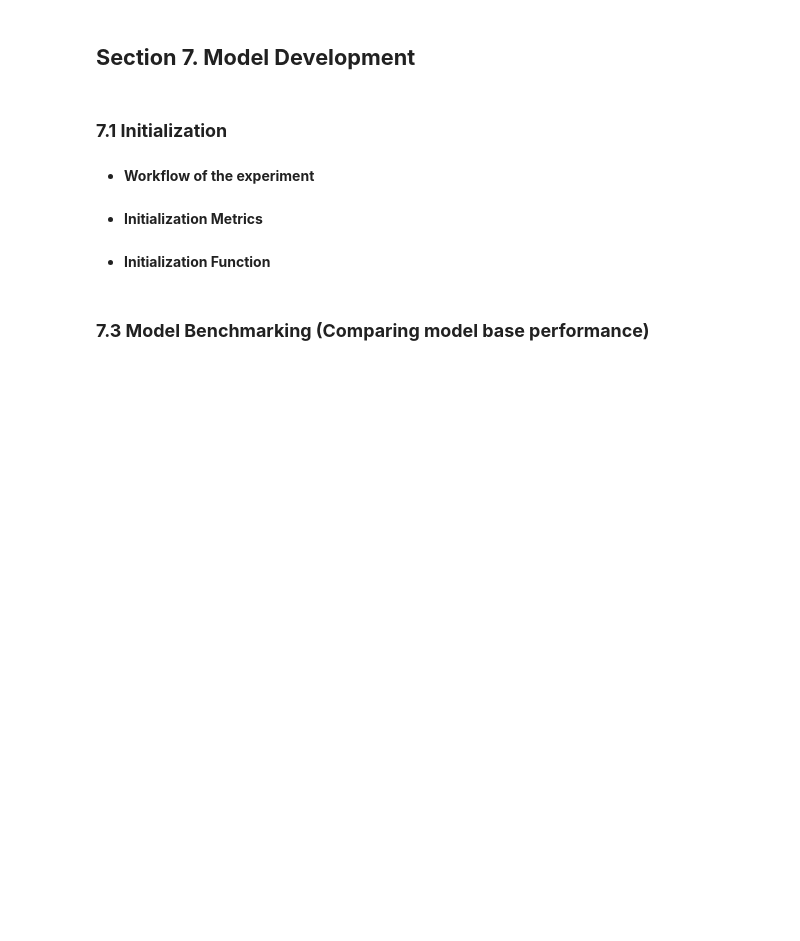
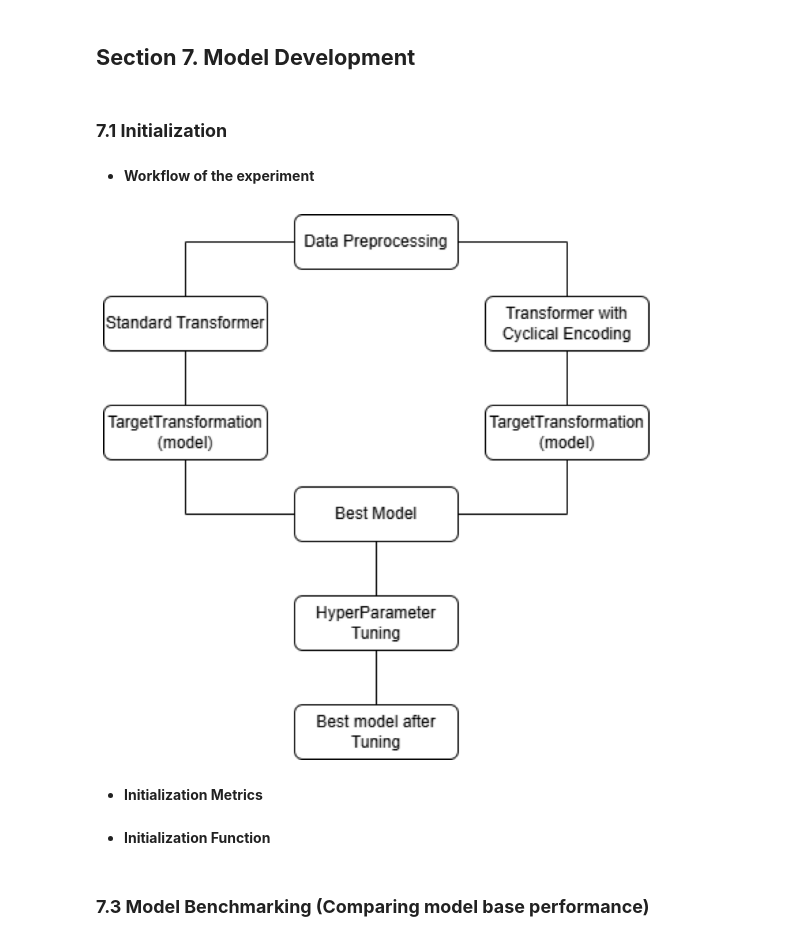
Before and after one commit to SamuelEl09/bike_sharing, a Jupyter notebook: notebooks/Bike_Sharing_Prediction_Capstone.ipynb, the cells around one changed output. Drawn from its saved outputs; the diff is of its cells as text; code cells hidden in the pictures; blank space fills up the shorter version.

```diff
--- a/notebooks/Bike_Sharing_Prediction_Capstone.ipynb
+++ b/notebooks/Bike_Sharing_Prediction_Capstone.ipynb
@@ -763,12 +769,13 @@ Based on the multicollinearity test using the Variance Inflation Factor (VIF), n
 # %% [markdown]
 - **Workflow of the experiment**
 # %%
-# # Load and display an image
-# plt.figure(figsize=(20, 10))
-# img = mpimg.imread(r'D:\Data Science\Capstone Project\Capstone Project 3\bike_sharing\assets\WorkFlow.drawio.png')
-# plt.imshow(img)
-# plt.axis('off')
-# plt.show()
+plt.figure(figsize=(20, 10))
+img = mpimg.imread(r'D:\Data Science\Capstone Project\Capstone Project 3\bike_sharing\assets\WorkFlow.drawio.png')
+plt.imshow(img)
+plt.axis('off')
+plt.show()
+# %% [output]
+[figure, added]
 # %% [markdown]
 - **Initialization Metrics**
 # %%
```
Also changed, not shown: parts of 22 cells of this notebook, 46 other files.
